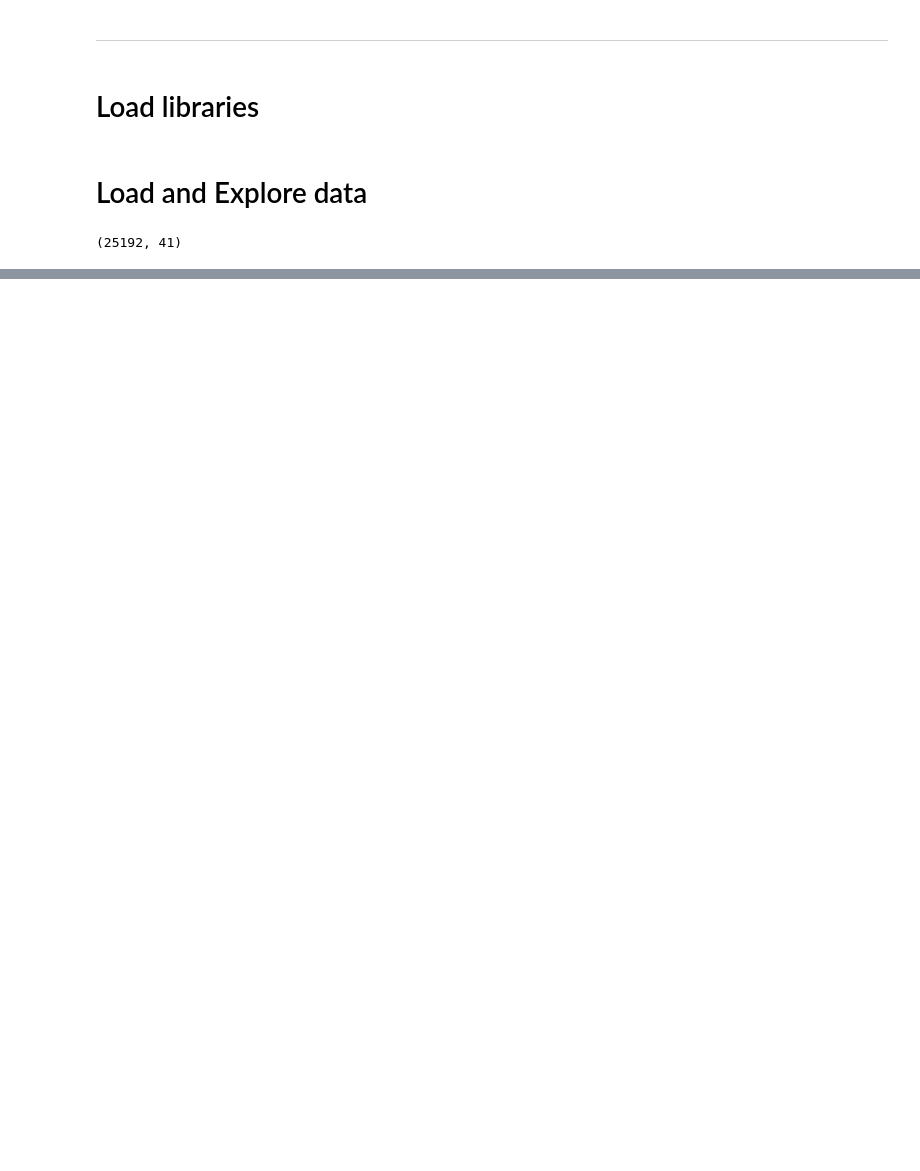
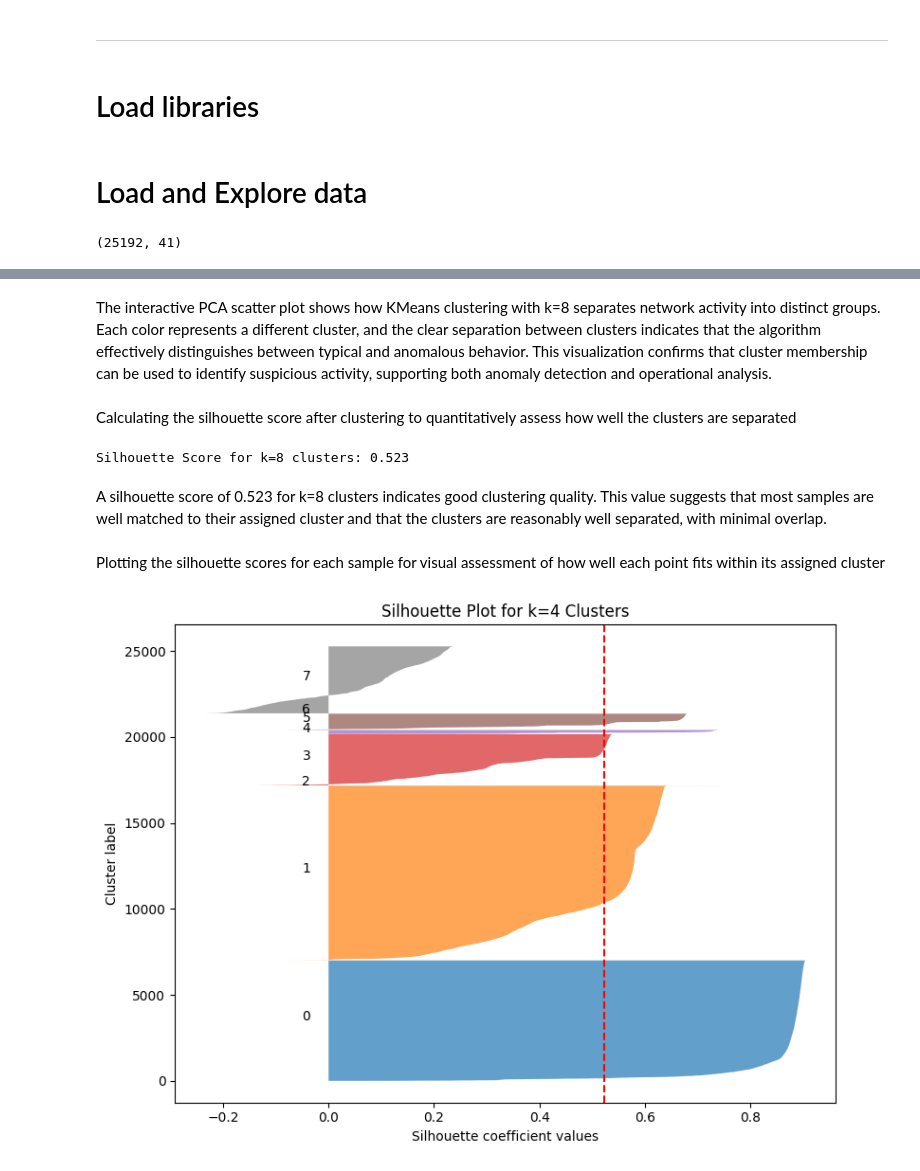
Before and after one commit to tanzilachand/Cybersecurity-Threat-Analysis, a Jupyter notebook: jupyter_notebooks/model.ipynb, the cells around one changed output, grey strips where cells are left out. Drawn from its saved outputs; the diff is of its cells as text; code cells hidden in the pictures; blank space fills up the shorter version.

```diff
--- a/jupyter_notebooks/model.ipynb
+++ b/jupyter_notebooks/model.ipynb
@@ -365,0 +211,9 @@ NOTE
+# %%
+# Fit K-Means with 8 clusters
+kmeans = KMeans(n_clusters=8, random_state=42, n_init=10)
+cluster_labels = kmeans.fit_predict(X_pca)
+
+# Add cluster labels to dataframe
+df['cluster'] = cluster_labels
+
+print(df['cluster'].value_counts())
@@ -365,0 +287,42 @@ NOTE
+# %% [markdown]
+The interactive PCA scatter plot shows how KMeans clustering with k=8 separates network activity into distinct groups. Each color represents a different cluster, and the clear separation between clusters indicates that the algorithm effectively distinguishes between typical and anomalous behavior. This visualization confirms that cluster membership can be used to identify suspicious activity, supporting both anomaly detection and operational analysis.
+# %% [markdown]
+Calculating the silhouette score after clustering to quantitatively assess how well the clusters are separated
+# %%
+# Calculate silhouette score for current clustering
+score = silhouette_score(X_pca, df['cluster'])
+print(f"Silhouette Score for k=8 clusters: {score:.3f}")
+# %% [output]
+Silhouette Score for k=8 clusters: 0.523
+# %% [markdown]
+A silhouette score of 0.523 for k=8 clusters indicates good clustering quality. This value suggests that most samples are well matched to their assigned cluster and that the clusters are reasonably well separated, with minimal overlap.
+# %% [markdown]
+Plotting the silhouette scores for each sample for visual assessment of how well each point fits within its assigned cluster
+# %%
+# Compute silhouette scores for each sample
+sample_silhouette_values = silhouette_samples(X_pca, df['cluster'])
+
+n_clusters = len(np.unique(df['cluster']))
+y_lower = 10
+plt.figure(figsize=(8, 6))
+
+for i in range(n_clusters):
+    ith_cluster_silhouette_values = sample_silhouette_values[df['cluster'] == i]
+    ith_cluster_silhouette_values.sort()
+    size_cluster_i = ith_cluster_silhouette_values.shape[0]
+    y_upper = y_lower + size_cluster_i
+
+    plt.fill_betweenx(np.arange(y_lower, y_upper),
+                      0, ith_cluster_silhouette_values,
+                      alpha=0.7)
+    plt.text(-0.05, y_lower + 0.5 * size_cluster_i, str(i))
+    y_lower = y_upper + 10  # 10 for spacing between clusters
+
+plt.xlabel("Silhouette coefficient values")
+plt.ylabel("Cluster label")
+plt.title("Silhouette Plot for k=4 Clusters")
+plt.axvline(x=sample_silhouette_values.mean(), color="red", linestyle="--")
+plt.tight_layout()
+plt.show()
+# %% [output]
+[figure, added]
```
Also changed, not shown: parts of 91 cells of this notebook, 2 other files.
